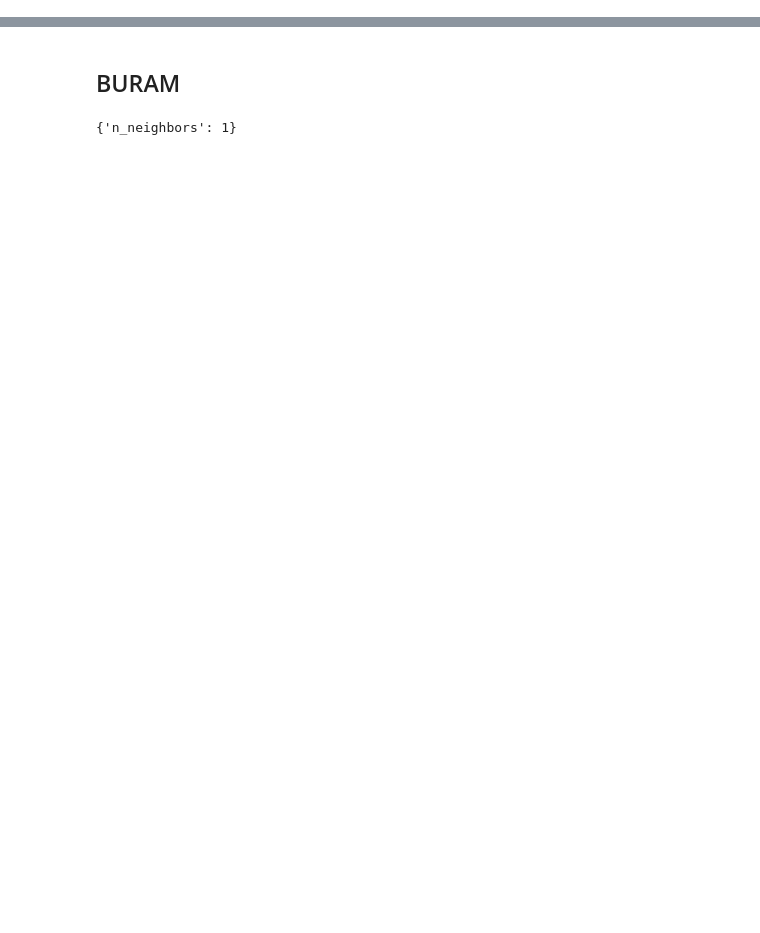
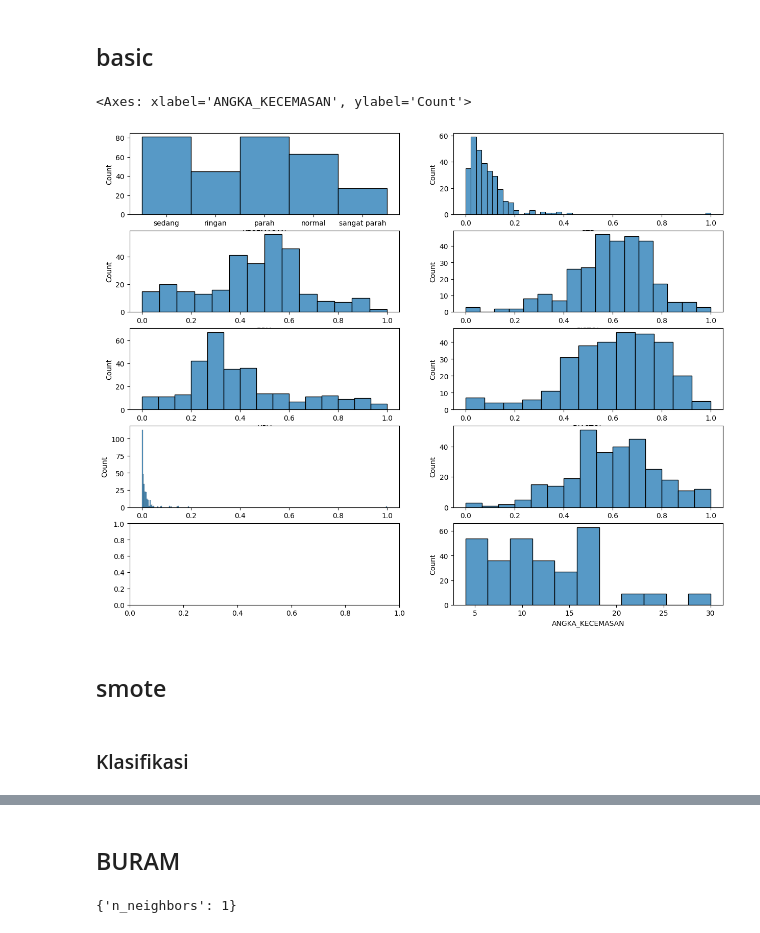
Before and after one commit to Alwafauzan/skripsi, a Jupyter notebook: DASS/KNN.ipynb, the cells around one changed output, grey strips where cells are left out. Cells and saved outputs as stored; diff of their text form; code cells hidden in the pictures; blank space fills up the shorter version.

```diff
--- a/DASS/KNN.ipynb
+++ b/DASS/KNN.ipynb
@@ -3,8 +12,14 @@ import pandas as pd
 # %%
-data = pd.read_excel('excel/DATA_KNN_2000x2000.xlsx',sheet_name='DATA_KNN')
+datas = pd.read_excel('excel/DATA_KNN_2000x2000.xlsx',sheet_name='DATA_KNN')
 # data = pd.read_excel('excel/DATA_KNN_1500x1500.xlsx')
 # data = pd.read_excel('excel/DATA_KNN_3000x1800.xlsx')
-x = data[['BPM','HRV','VAR','STD','SISTOL','DIASTOL','DISTANCE']]
+
+
 # x = data[['BPM','HRV']]
+minmax = MinMaxScaler()
+datas[['BPM','HRV','VAR','STD','SISTOL','DIASTOL','DISTANCE']] = minmax.fit_transform(datas[['BPM','HRV','VAR','STD','SISTOL','DIASTOL','DISTANCE']])
 
-y = data['KECEMASAN']
+x = datas[['BPM','HRV','VAR','STD','SISTOL','DIASTOL','DISTANCE']]
+y = datas['KECEMASAN']
+y_regresi = datas['ANGKA_KECEMASAN']
+# datas
@@ -18,0 +42,21 @@ x_train, x_test, y_train, y_test = train_test_split(x_minmax, y, test_size= 0.2,
+# %% [markdown]
+## basic
+# %%
+fig, axes = plt.subplots(5,2,figsize = (15,12))
+
+sns.histplot(data = datas, x = 'KECEMASAN', ax = axes[0,0])
+sns.histplot(data = datas, x = 'BPM', ax = axes[1,0])
+sns.histplot(data = datas, x = 'HRV', ax = axes[2,0])
+sns.histplot(data = datas, x = 'VAR', ax = axes[3,0])
+sns.histplot(data = datas, x = 'STD', ax = axes[0,1])
+sns.histplot(data = datas, x = 'SISTOL', ax = axes[1,1])
+sns.histplot(data = datas, x = 'DIASTOL', ax = axes[2,1])
+sns.histplot(data = datas, x = 'DISTANCE', ax = axes[3,1])
+sns.histplot(data = datas, x = 'ANGKA_KECEMASAN', ax = axes[4,1])
+# %% [output]
+<Axes: xlabel='ANGKA_KECEMASAN', ylabel='Count'>
+[figure, added]
+# %% [markdown]
+## smote
+# %% [markdown]
+### Klasifikasi
```
Also changed, not shown: parts of 26 cells of this notebook, 5 other files.
